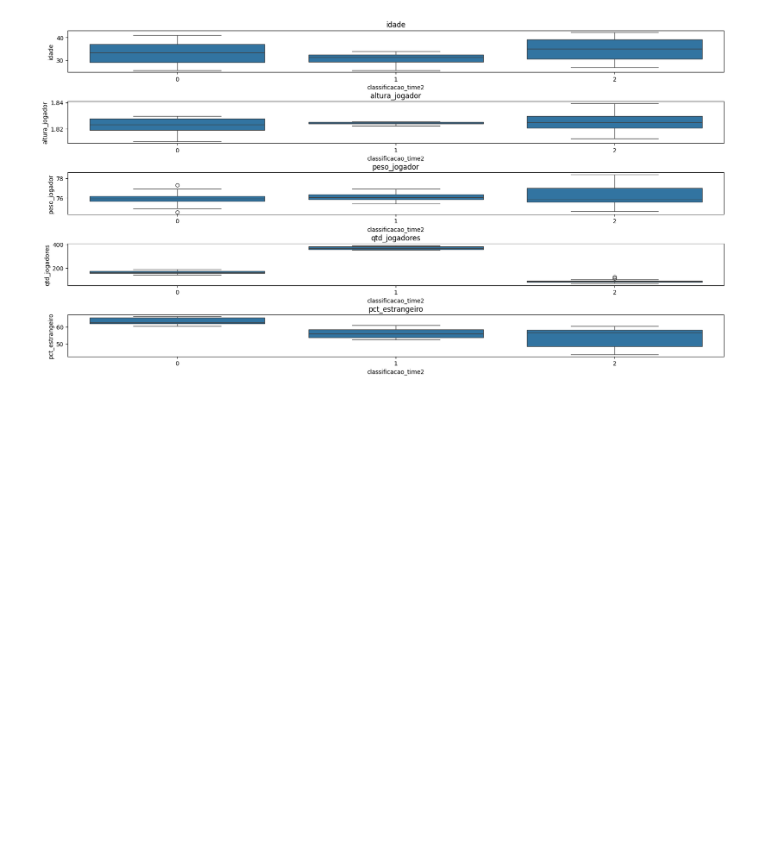
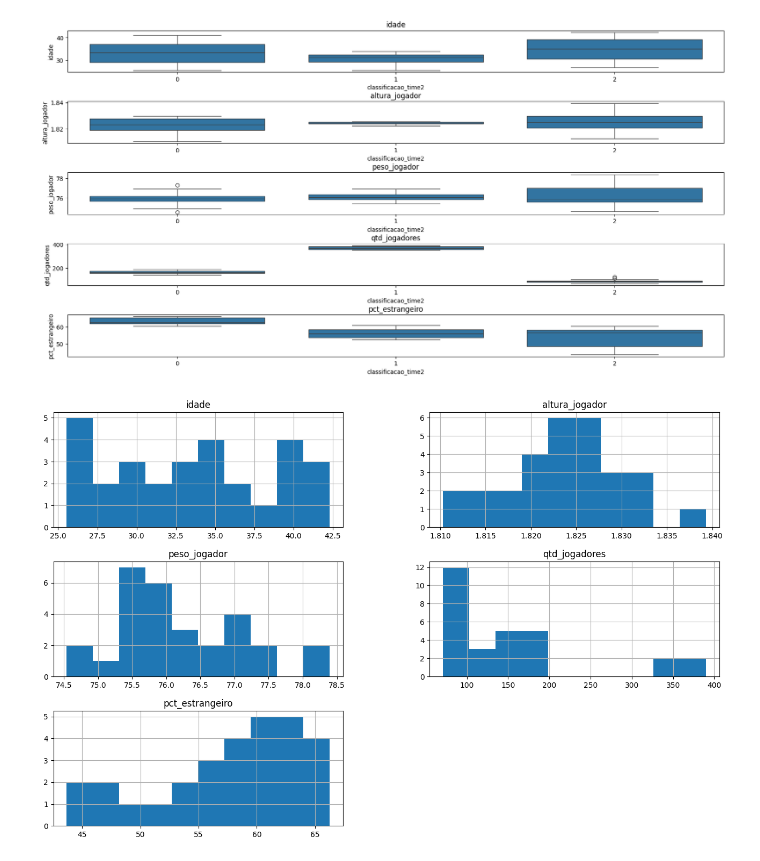
Before and after one commit to abilioepalanga/Modelo-de-previs-o-da-Premier-League-inglesa, a Jupyter notebook: Dados/previsão.ipynb, the cells around one changed output. Cells and saved outputs as stored; diff of their text form; code cells hidden in the pictures; blank space fills up the shorter version.

Commit message:
Plotar o histograma

```diff
--- a/Dados/previsão.ipynb
+++ b/Dados/previsão.ipynb
@@ -854,3 +854,9 @@ plt.show()
 [figure]
 [figure]
 [figure]
+# %%
+#Mostrar com um histograma
+media_final.drop(columns=['classificacao_time2','ano']).hist(figsize=(16,10))
+plt.show()
+# %% [output]
+[figure, added]
```
